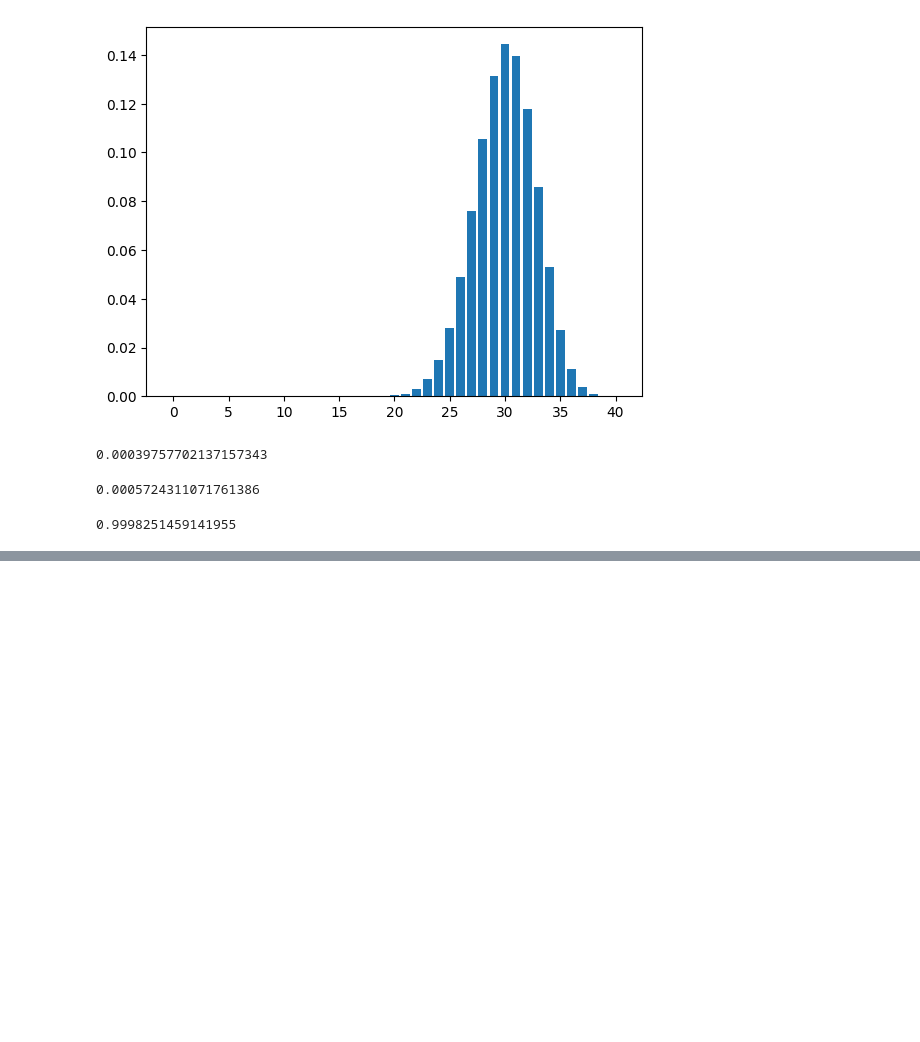
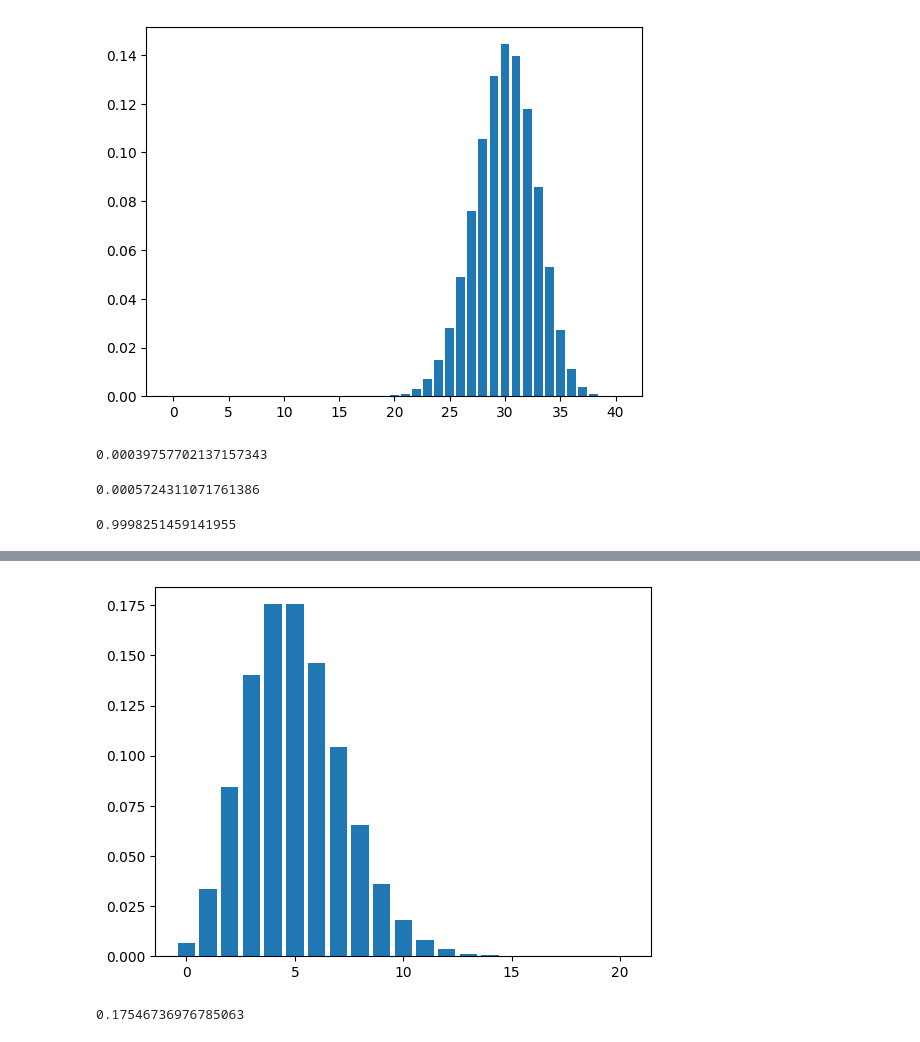
Before and after one commit to BrajanNieto/stats-prob-py, a Jupyter notebook: 01. Ex-Probability.ipynb, the cells around one changed output, grey strips where cells are left out. Saved outputs shown, nothing was run; the diff lists cells and outputs as text; code cells hidden in the pictures; blank space fills up the shorter version.

```diff
--- a/01. Ex-Probability.ipynb
+++ b/01. Ex-Probability.ipynb
@@ -191,0 +238,11 @@ binom.cdf(20, n, p)
+# %%
+lam=5 # promedio por unidad de tiempo
+n=20
+plt.bar(np.arange(0,n+1),poisson.pmf(np.arange(0, n+1), mu=lam))
+plt.show()
+# %% [output]
+[figure, added]
+# %%
+poisson.pmf(4, mu=5)
+# %% [output]
+0.17546736976785063
```
Also changed, not shown: parts of 28 cells of this notebook.
